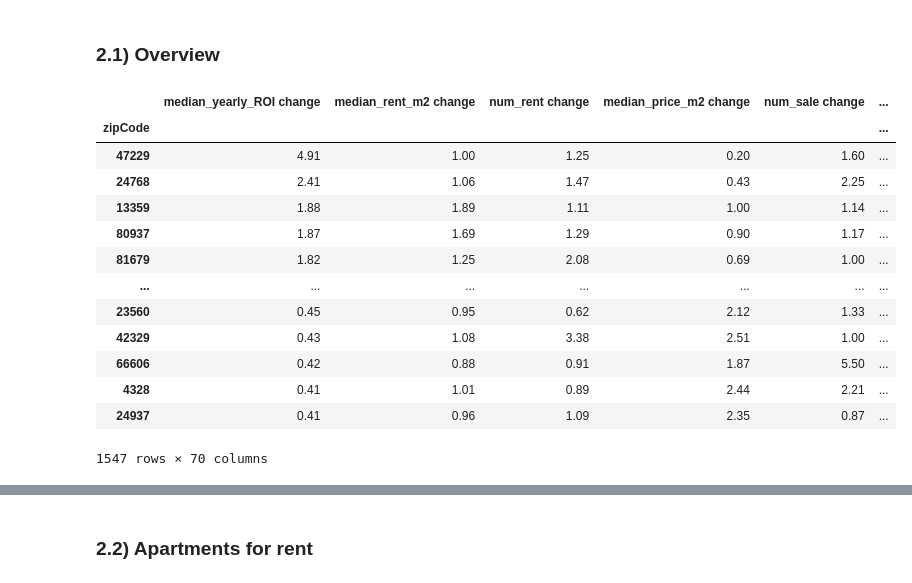
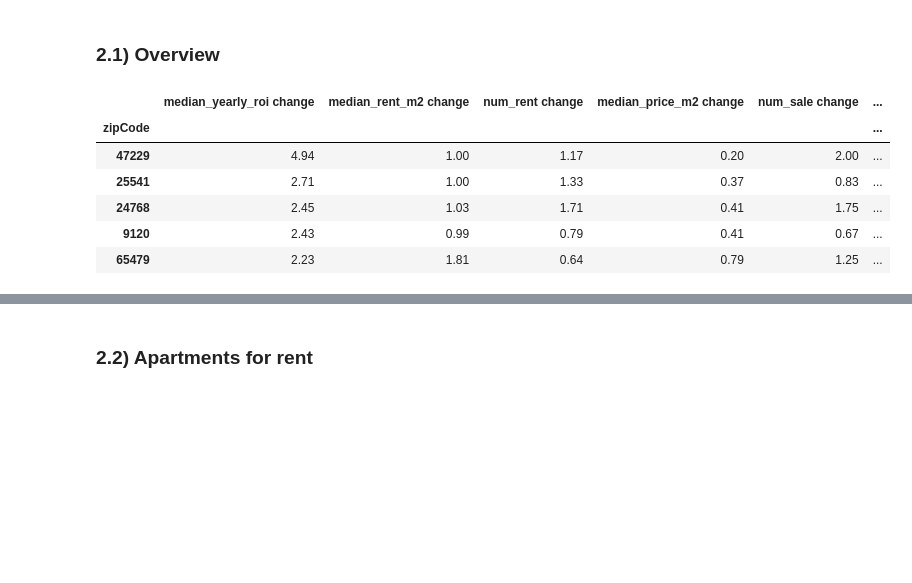
Before and after one commit to maxtue/ApartmentListings, a Jupyter notebook: data_analysis/time_series.ipynb, the cells around one changed output, grey strips where cells are left out. Saved outputs shown, nothing was run; the diff lists cells and outputs as text; code cells hidden in the pictures; blank space fills up the shorter version.

```diff
--- a/data_analysis/time_series.ipynb
+++ b/data_analysis/time_series.ipynb
@@ -55,26 +56,17 @@ Loaded in 29.3 seconds
 # %%
 startdate = dates[0]
 enddate = dates[-1]
-time_df["median_yearly_ROI change"] = dp.compute_change(
-    time_df, "median_yearly_ROI ", startdate, enddate
-)
-time_df["median_rent_m2 change"] = dp.compute_change(
-    time_df, "median_rent_m2 ", startdate, enddate
-)
-time_df["num_rent change"] = dp.compute_change(time_df, "num_rent ", startdate, enddate)
-time_df["median_price_m2 change"] = dp.compute_change(
-    time_df, "median_price_m2 ", startdate, enddate
-)
-time_df["num_sale change"] = dp.compute_change(time_df, "num_sale ", startdate, enddate)
+cols = [
+    "median_yearly_roi",
+    "median_rent_m2",
+    "num_rent",
+    "median_price_m2",
+    "num_sale",
+]
 
-
-move_cols = [
-    "median_yearly_ROI change",
-    "median_rent_m2 change",
-    "num_rent change",
-    "median_price_m2 change",
-    "num_sale change",
-]
+for col in cols:
+    time_df[f"{col} change"] = dp.compute_change(time_df, col, startdate, enddate)
+move_cols = [f"{col} change" for col in cols]
 time_df = time_df[move_cols + [col for col in time_df.columns if col not in move_cols]]
 # %% [output]
 [interactive output not drawn]
@@ -83,32 +77,24 @@ time_df = time_df[move_cols + [col for col in time_df.columns if col not in move
 # %% [markdown]
 ### 2.1) Overview
 # %%
-min_num = 5
+min_num = 3
 startdate = dates[0]
 enddate = dates[-1]
-time_ord = "median_yearly_ROI change"
 
 time_filt = (
     (time_df["num_rent " + startdate] > min_num)
-    & (time_df["num_rent " + startdate] > min_num)
-    & (time_df["num_sale " + enddate] > min_num)
+    & (time_df["num_rent " + enddate] > min_num)
+    & (time_df["num_sale " + startdate] > min_num)
     & (time_df["num_sale " + enddate] > min_num)
 )
 
-time_df[time_filt].sort_values(time_ord, ascending=False)
+time_df[time_filt].sort_values("median_yearly_roi change", ascending=False).head(5)
 # %% [output]
-|  | median_yearly_ROI change | median_rent_m2 change | num_rent change | median_price_m2 change | num_sale change | ... |
+|  | median_yearly_roi change | median_rent_m2 change | num_rent change | median_price_m2 change | num_sale change | ... |
 | zipCode |  |  |  |  |  | ... |
-| 47229 | 4.91 | 1.00 | 1.25 | 0.20 | 1.60 | ... |
-| 24768 | 2.41 | 1.06 | 1.47 | 0.43 | 2.25 | ... |
-| 13359 | 1.88 | 1.89 | 1.11 | 1.00 | 1.14 | ... |
-| 80937 | 1.87 | 1.69 | 1.29 | 0.90 | 1.17 | ... |
-| 81679 | 1.82 | 1.25 | 2.08 | 0.69 | 1.00 | ... |
-| ... | ... | ... | ... | ... | ... | ... |
-| 23560 | 0.45 | 0.95 | 0.62 | 2.12 | 1.33 | ... |
-| 42329 | 0.43 | 1.08 | 3.38 | 2.51 | 1.00 | ... |
-| 66606 | 0.42 | 0.88 | 0.91 | 1.87 | 5.50 | ... |
-| 4328 | 0.41 | 1.01 | 0.89 | 2.44 | 2.21 | ... |
-| 24937 | 0.41 | 0.96 | 1.09 | 2.35 | 0.87 | ... |
+| 47229 | 4.94 | 1.00 | 1.17 | 0.20 | 2.00 | ... |
+| 25541 | 2.71 | 1.00 | 1.33 | 0.37 | 0.83 | ... |
+| 24768 | 2.45 | 1.03 | 1.71 | 0.41 | 1.75 | ... |
+| 9120 | 2.43 | 0.99 | 0.79 | 0.41 | 0.67 | ... |
+| 65479 | 2.23 | 1.81 | 0.64 | 0.79 | 1.25 | ... |
-1547 rows × 70 columns
 [interactive output not drawn]
```
Also changed, not shown: parts of 12 cells of this notebook, 5 other files.
